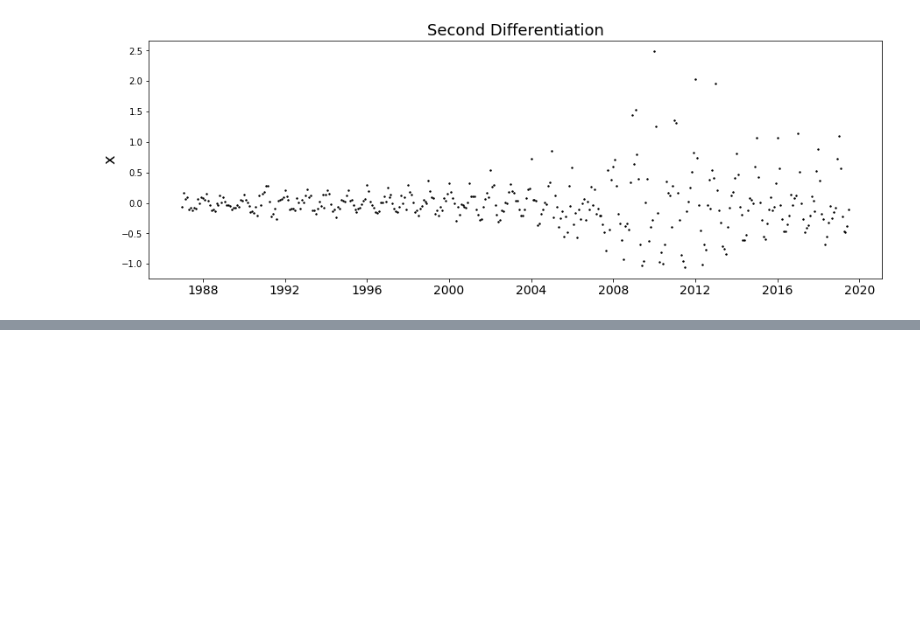
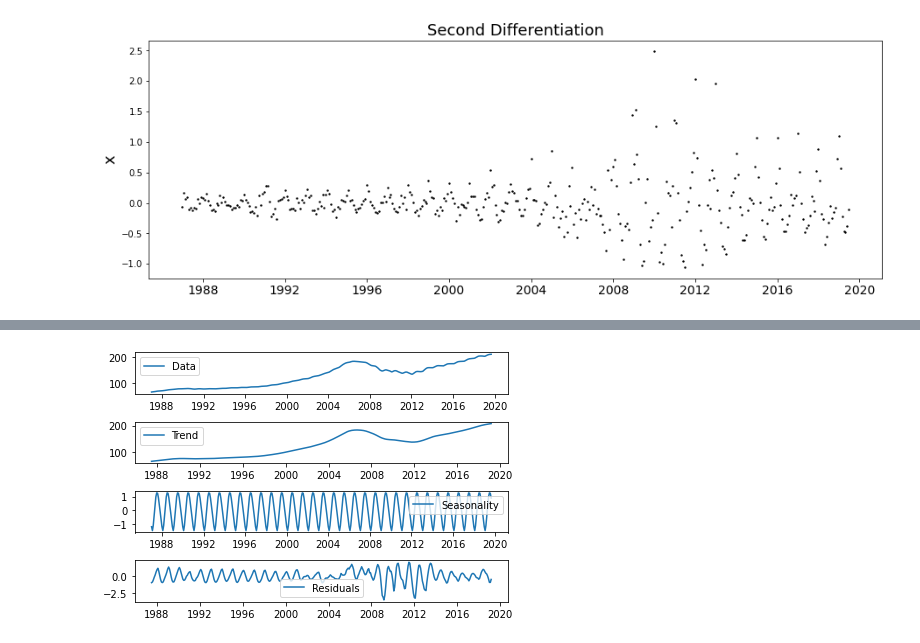
Before and after one commit to irene1014/time-series, a Jupyter notebook: Time-series-analysis.ipynb, the cells around one changed output, grey strips where cells are left out. Cells and saved outputs as stored; diff of their text form; code cells hidden in the pictures; blank space fills up the shorter version.

```diff
--- a/Time-series-analysis.ipynb
+++ b/Time-series-analysis.ipynb
@@ -85,0 +93,4 @@ _=plt.title('Second Differentiation',fontsize=18)
+# %%
+df.set_index('date',inplace=True)
+# %%
+y = df.housing_price
@@ -85,0 +104,22 @@ _=plt.title('Second Differentiation',fontsize=18)
+# %%
+from statsmodels.tsa.seasonal import seasonal_decompose
+decomposition = seasonal_decompose(y, period=12)
+trend = decomposition.trend
+seasonal = decomposition.seasonal
+residual = decomposition.resid
+# Plot the original data, the trend, the seasonality, and the residuals
+plt.subplot(411)
+plt.plot(y, label = 'Data')
+plt.legend(loc = 'best')
+plt.subplot(412)
+plt.plot(trend, label = 'Trend')
+plt.legend(loc = 'best')
+plt.subplot(413)
+plt.plot(seasonal, label = 'Seasonality')
+plt.legend(loc = 'best')
+plt.subplot(414)
+plt.plot(residual, label = 'Residuals')
+plt.legend(loc = 'best')
+plt.tight_layout()
+# %% [output]
+[figure, added]
```
Also changed, not shown: parts of 20 cells of this notebook.
